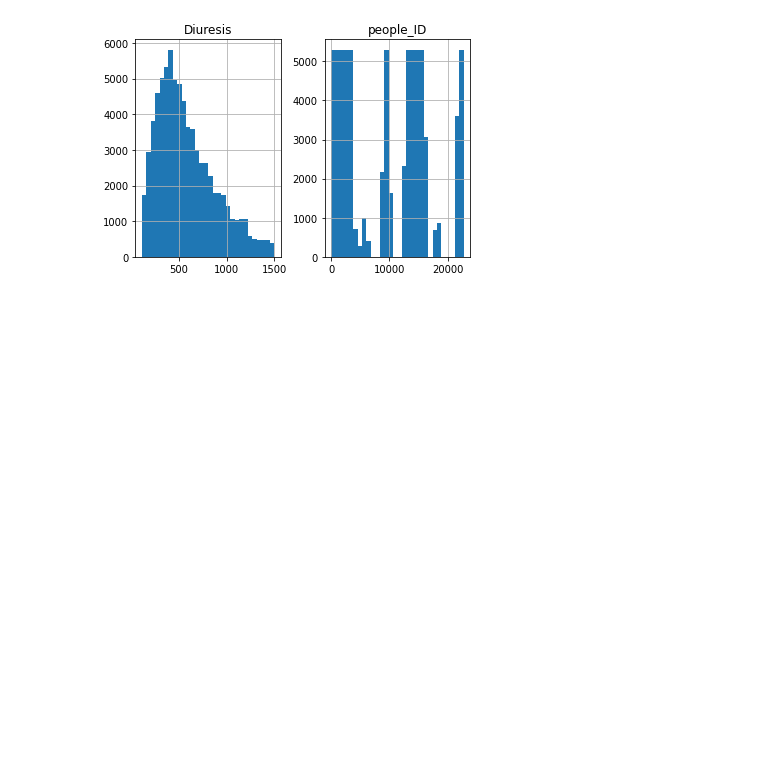
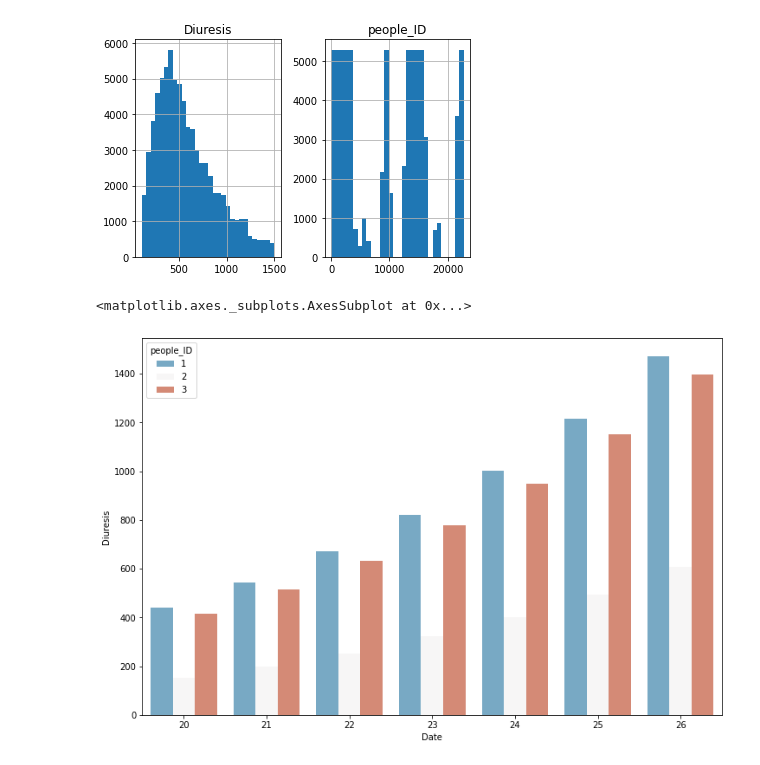
Before and after one commit to adityakalra581/Data-Science, a Jupyter notebook: Time Series/Multi-Variate TS/Diuresis_TS.ipynb, the cells around one changed output. Cells and saved outputs as stored; diff of their text form; code cells hidden in the pictures; blank space fills up the shorter version.

```diff
--- a/Time Series/Multi-Variate TS/Diuresis_TS.ipynb
+++ b/Time Series/Multi-Variate TS/Diuresis_TS.ipynb
@@ -157,3 +157,11 @@ array([[<matplotlib.axes._subplots.AxesSubplot object at 0x...>,
         <matplotlib.axes._subplots.AxesSubplot object at 0x...>]],
       dtype=object)
 [figure]
+# %%
+temp = data.head(21)
+# 7 values each for 1 unique people_ID, 21 will compensate for 3
+plt.figure(figsize=(12,8))
+sns.barplot(x='Date',y='Diuresis',hue='people_ID',data=temp,palette='RdBu_r')
+# %% [output]
+<matplotlib.axes._subplots.AxesSubplot at 0x...>
+[figure, added]
```
Also changed, not shown: parts of 1 cell of this notebook.
